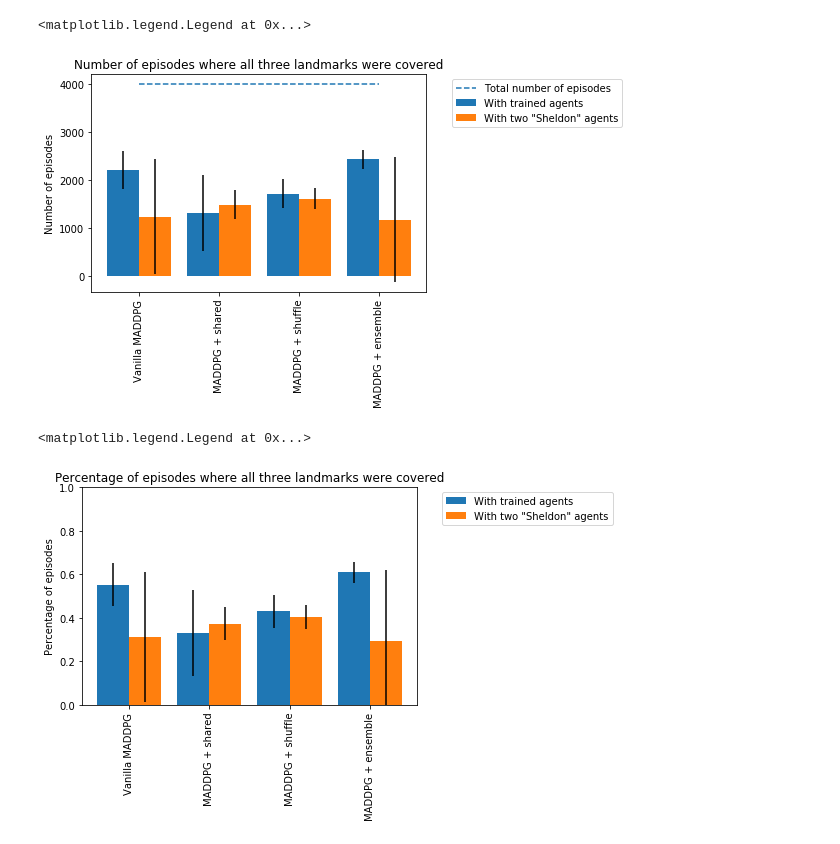
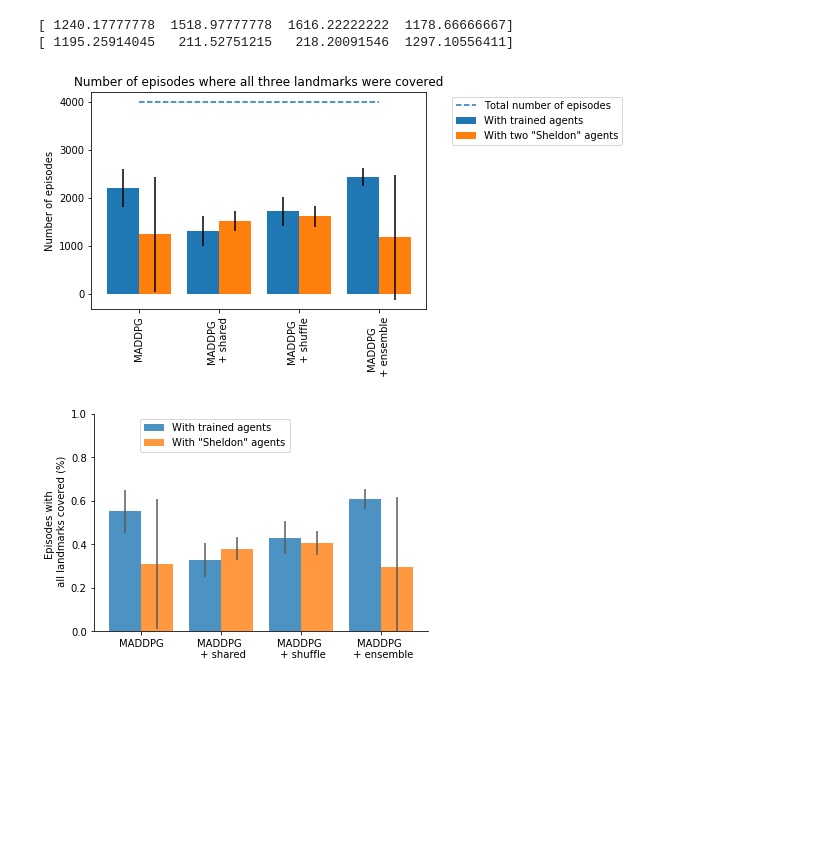
Before and after one commit to tambetm/maddpg, a Jupyter notebook: experiments/Barplots.ipynb, the cells around one changed output. Drawn from its saved outputs; the diff is of its cells as text; code cells hidden in the pictures; blank space fills up the shorter version.

Commit message:
figure changes

```diff
--- a/experiments/Barplots.ipynb
+++ b/experiments/Barplots.ipynb
@@ -6,18 +6,18 @@ import matplotlib.pyplot as plt
 # %%
 csv_files = [
     'coop_navi.csv',
-    'coop_navi_shared.csv',
+    'coop_navi_shared_once.csv',
     'coop_navi_shuffle_episode.csv',
     #'coop_navi_shuffle_timestep.csv',
     'coop_navi_ensemble_episode.csv',
     #'coop_navi_ensemble_timestep.csv'
 ]
 labels = [
-    'Vanilla MADDPG',
-    'MADDPG + shared',
-    'MADDPG + shuffle',
+    'MADDPG',
+    'MADDPG \n + shared',
+    'MADDPG \n + shuffle',
     #'MADDPG + shuffle timestep',
-    'MADDPG + ensemble',
+    'MADDPG \n + ensemble',
     #'MADDPG + ensemble timestep'
 ]
 data_eval_means = []
@@ -50,20 +50,35 @@ plt.xticks(np.arange(len(csv_files)) + .2, labels, rotation='vertical')
 plt.title('Number of episodes where all three landmarks were covered')
 plt.plot(np.arange(len(csv_files)) + .2, data_eval_means[:, 0], linestyle='--')
 plt.legend(['Total number of episodes', 'With trained agents', 'With two "Sheldon" agents'], loc='upper right', bbox_to_anchor=(1.6, 1.0))
+
+print(data_sheldon_means[:, 1])
+print(data_sheldon_stds[:, 1])
 # %% [output]
-<matplotlib.legend.Legend at 0x...>
+[ 1240.17777778  1518.97777778  1616.22222222  1178.66666667]
+[ 1195.25914045   211.52751215   218.20091546  1297.10556411]
-[figure, old version]
+[figure, new version]
 # %%
-plt.bar(np.arange(len(csv_files)), data_eval_means[:, 2], 0.4, yerr=data_eval_stds[:, 2])
-plt.bar(np.arange(len(csv_files)) + .4, data_sheldon_means[:, 2], 0.4, yerr=data_sheldon_stds[:, 2])
+opacity = 0.8
+error_config =  {'ecolor': '0.35'}
+
+fig,ax = plt.subplots()
+
+ax.bar(np.arange(len(csv_files)), data_eval_means[:, 2], 0.4, yerr=data_eval_stds[:, 2],alpha=opacity, error_kw=error_config)
+ax.bar(np.arange(len(csv_files)) + .4, data_sheldon_means[:, 2], 0.4, yerr=data_sheldon_stds[:, 2],alpha=opacity,  error_kw=error_config)
 plt.ylim(0, 1)
-plt.ylabel('Percentage of episodes')
-plt.xticks(np.arange(len(csv_files)) + .2, labels, rotation='vertical')
-plt.title('Percentage of episodes where all three landmarks were covered')
-plt.legend(['With trained agents', 'With two "Sheldon" agents'], loc='upper right', bbox_to_anchor=(1.6, 1.0))
+plt.ylabel('Episodes with \n all landmarks covered (%)')
+#plt.xticks(np.arange(len(csv_files)) + .2, labels,rotation='vertical' )
+plt.xticks(np.arange(len(csv_files)) + .2, labels)
+
+#plt.title('Percentage of episodes where all three landmarks were covered')
+ax.legend(['With trained agents', 'With "Sheldon" agents'], loc='upper right', bbox_to_anchor=(0.6,1.0))
+
+ax.spines['right'].set_visible(False)
+ax.spines['top'].set_visible(False)
+
+plt.savefig('algorithms_enhanced.png', format='png', dpi=300)
 # %% [output]
-<matplotlib.legend.Legend at 0x...>
-[figure, old version]
+[figure, new version]
 # %%
 plt.bar(np.arange(len(csv_files)), data_eval_means[:, 3], 0.4, yerr=data_eval_stds[:, 3])
 plt.bar(np.arange(len(csv_files)) + .4, data_sheldon_means[:, 3], 0.4, yerr=data_sheldon_stds[:, 3])
```
Also changed, not shown: parts of 2 cells of this notebook, 2 other files.
